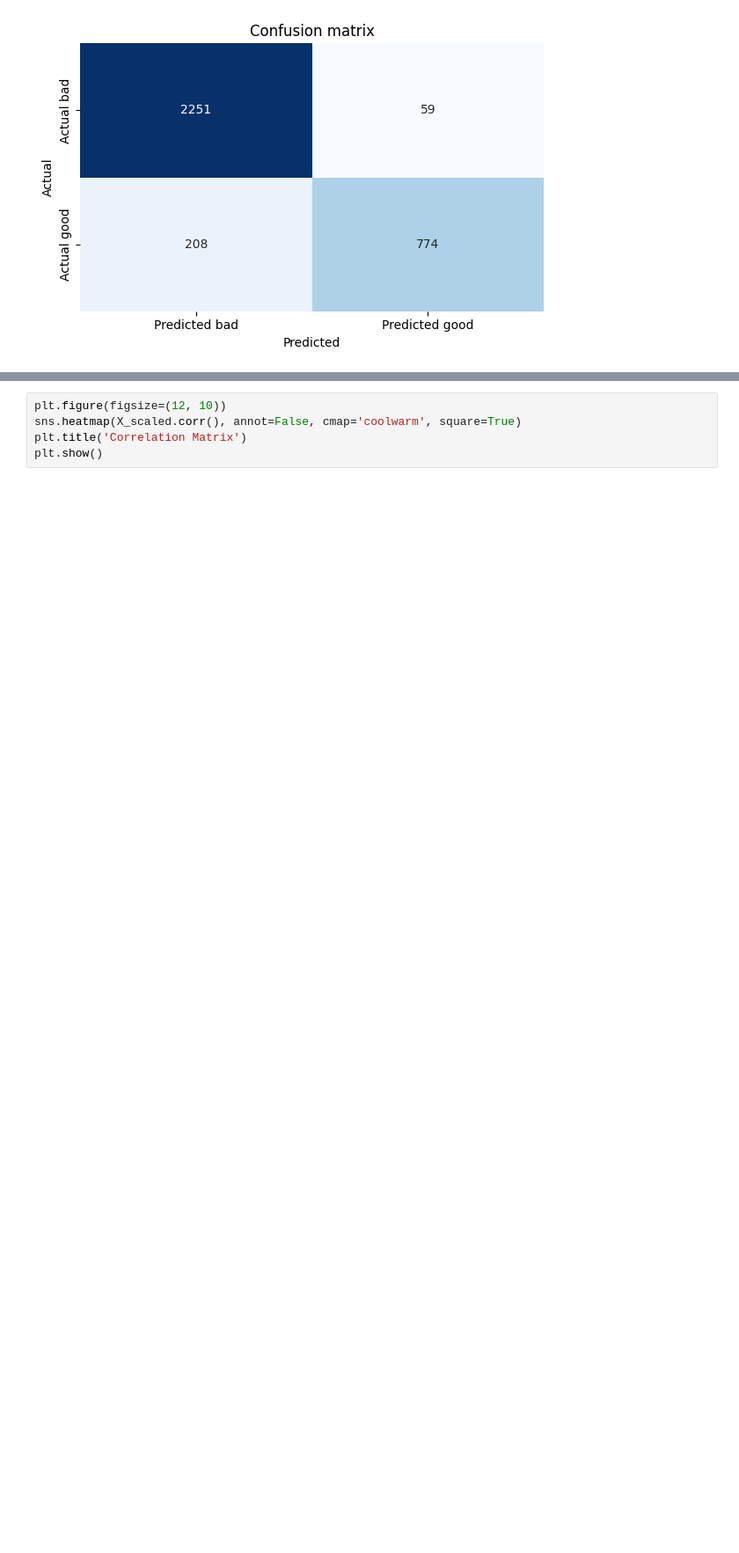
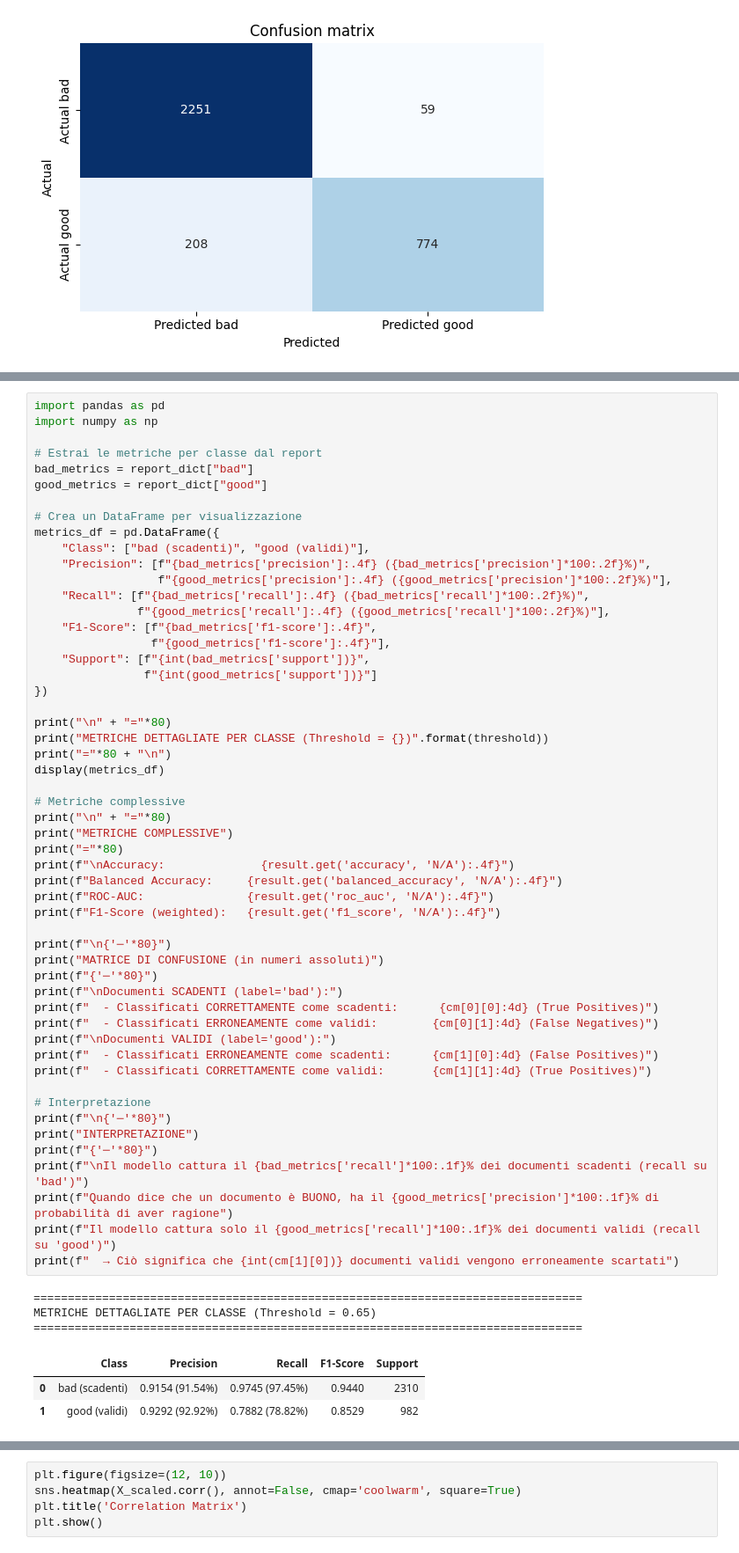
Before and after one commit to GIOSTE52/ita-llm-pipeline, a Jupyter notebook: notebooks/report.ipynb, the cells around one changed output, grey strips where cells are left out. Shown at 88% size. Saved outputs shown, nothing was run; the diff lists cells and outputs as text; blank space fills up the shorter version.

Commit message:
Aggiunta funzione in report e rimossi placeholder in config_loader

```diff
--- a/notebooks/report.ipynb
+++ b/notebooks/report.ipynb
@@ -180,0 +197,60 @@ plt.show()
+# %%
+import pandas as pd
+import numpy as np
+
+# Estrai le metriche per classe dal report
+bad_metrics = report_dict["bad"]
+good_metrics = report_dict["good"]
+
+# Crea un DataFrame per visualizzazione
+metrics_df = pd.DataFrame({
+    "Class": ["bad (scadenti)", "good (validi)"],
+    "Precision": [f"{bad_metrics['precision']:.4f} ({bad_metrics['precision']*100:.2f}%)",
+                  f"{good_metrics['precision']:.4f} ({good_metrics['precision']*100:.2f}%)"],
+    "Recall": [f"{bad_metrics['recall']:.4f} ({bad_metrics['recall']*100:.2f}%)",
+               f"{good_metrics['recall']:.4f} ({good_metrics['recall']*100:.2f}%)"],
+    "F1-Score": [f"{bad_metrics['f1-score']:.4f}",
+                 f"{good_metrics['f1-score']:.4f}"],
+    "Support": [f"{int(bad_metrics['support'])}",
+                f"{int(good_metrics['support'])}"]
+})
+
+print("\n" + "="*80)
+print("METRICHE DETTAGLIATE PER CLASSE (Threshold = {})".format(threshold))
+print("="*80 + "\n")
+display(metrics_df)
+
+# Metriche complessive
+print("\n" + "="*80)
+print("METRICHE COMPLESSIVE")
+print("="*80)
+print(f"\nAccuracy:              {result.get('accuracy', 'N/A'):.4f}")
+print(f"Balanced Accuracy:     {result.get('balanced_accuracy', 'N/A'):.4f}")
+print(f"ROC-AUC:               {result.get('roc_auc', 'N/A'):.4f}")
+print(f"F1-Score (weighted):   {result.get('f1_score', 'N/A'):.4f}")
+
+print(f"\n{'─'*80}")
+print("MATRICE DI CONFUSIONE (in numeri assoluti)")
+print(f"{'─'*80}")
+print(f"\nDocumenti SCADENTI (label='bad'):")
+print(f"  - Classificati CORRETTAMENTE come scadenti:      {cm[0][0]:4d} (True Positives)")
+print(f"  - Classificati ERRONEAMENTE come validi:        {cm[0][1]:4d} (False Negatives)")
+print(f"\nDocumenti VALIDI (label='good'):")
+print(f"  - Classificati ERRONEAMENTE come scadenti:      {cm[1][0]:4d} (False Positives)")
+print(f"  - Classificati CORRETTAMENTE come validi:       {cm[1][1]:4d} (True Positives)")
+
+# Interpretazione
+print(f"\n{'─'*80}")
+print("INTERPRETAZIONE")
+print(f"{'─'*80}")
+print(f"\nIl modello cattura il {bad_metrics['recall']*100:.1f}% dei documenti scadenti (recall su 'bad')")
+print(f"Quando dice che un documento è BUONO, ha il {good_metrics['precision']*100:.1f}% di probabilità di aver ragione")
+print(f"Il modello cattura solo il {good_metrics['recall']*100:.1f}% dei documenti validi (recall su 'good')")
+print(f"  → Ciò significa che {int(cm[1][0])} documenti validi vengono erroneamente scartati")
+# %% [output]
+================================================================================
+METRICHE DETTAGLIATE PER CLASSE (Threshold = 0.65)
+================================================================================
+|  | Class | Precision | Recall | F1-Score | Support |
+| 0 | bad (scadenti) | 0.9154 (91.54%) | 0.9745 (97.45%) | 0.9440 | 2310 |
+| 1 | good (validi) | 0.9292 (92.92%) | 0.7882 (78.82%) | 0.8529 | 982 |
```
Also changed, not shown: parts of 10 cells of this notebook, 1 other file.
